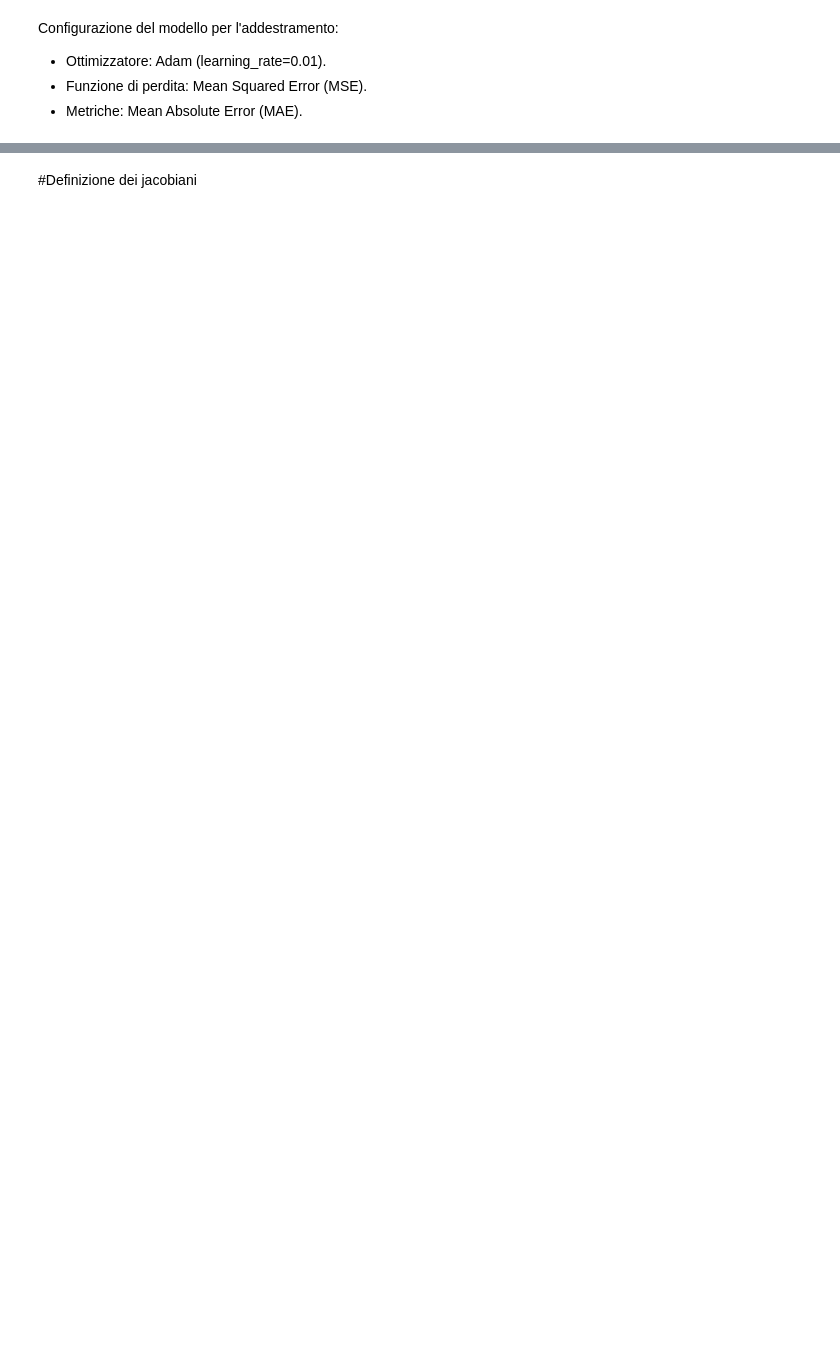
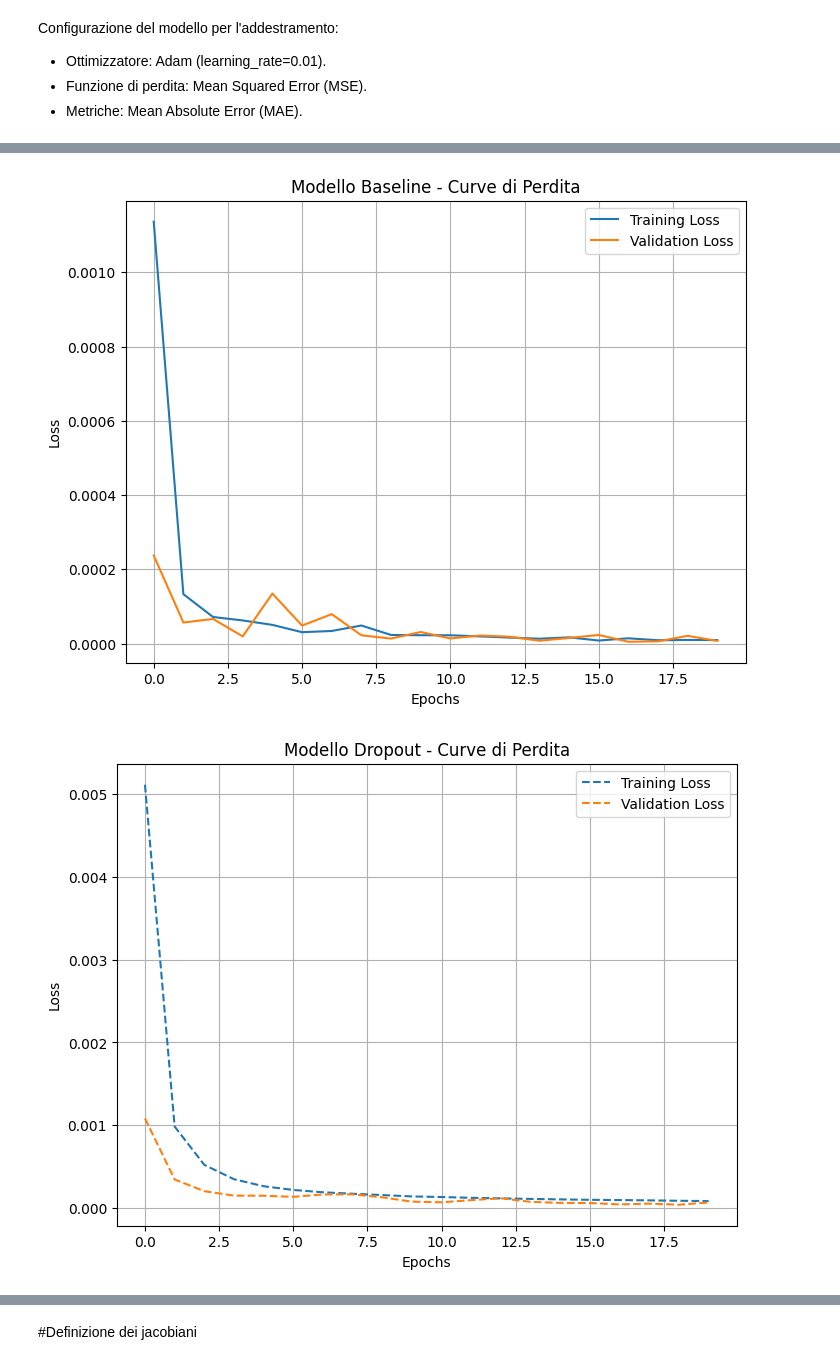
Before and after one commit to Gheras13/Homework, a Jupyter notebook: Homewrok_1.ipynb, the cells around one changed output, grey strips where cells are left out. Saved outputs shown, nothing was run; the diff lists cells and outputs as text; code cells hidden in the pictures; blank space fills up the shorter version.

```diff
--- a/Homewrok_1.ipynb
+++ b/Homewrok_1.ipynb
@@ -29,16 +29,12 @@ dataset = pd.read_csv(file_path, sep=';', header=0)
 # Rimuovi eventuali spazi dai nomi delle colonne
 dataset.columns = dataset.columns.str.strip()
 #prendo i primi 1000 samples
-df = dataset.iloc[:100000]
+df = dataset.iloc[:30000]
 # Stampa i nomi delle colonne disponibili
 print("Colonne disponibili nel dataset:", df.columns.tolist())
 
 # Estrai le feature (j0, j1) e i target (ee_x, ee_y)
 X = df[['j0', 'j1']].values  # Angoli articolari
 Y = df[['ee_x', 'ee_y']].values  # Posizioni finali (end-effector)
-
-# Verifica i dati caricati
-print("Esempio di X (features):", X[:5])  # Prime 5 righe delle feature
-print("Esempio di Y (target):", Y[:5])  # Prime 5 righe del target
 # %% [output]
 Colonne disponibili nel dataset: ['j0', 'j1', 'cos(j0)', 'cos(j1)', 'sin(j0)', 'sin(j1)', 'ee_x', 'ee_y', 'ee_qw', 'ee_qz']
@@ -55,14 +41,3 @@ Esempio di Y (target): [[ 0.21  -0.01 ]
 # %%
 # Dividi i dati in training e testing
 X_train, X_test, Y_train, Y_test = train_test_split(X, Y, test_size=0.2, random_state=42)
-"""
-# (Opzionale) Standardizza gli input per migliorare la stabilità numerica
-scaler_X = StandardScaler()
-scaler_Y = StandardScaler()
-
-X_train = scaler_X.fit_transform(X_train)
-X_test = scaler_X.transform(X_test)
-
-Y_train = scaler_Y.fit_transform(Y_train)
-Y_test = scaler_Y.transform(Y_test)
-"""
@@ -183,0 +181,39 @@ Perdita sul Test Set: 2.2152619294502074e-06, MAE sul Test Set: 0.00119759200606
+# %%
+# Visualizza i risultati finali
+print("\nConfronto Finale tra i Modelli:")
+for res in final_results:
+    print(f"Modello: {res[0]}, Loss: {res[1]:.4f}, MAE: {res[2]:.4f}")
+
+# Grafico per il Modello Base
+plt.figure(figsize=(8, 6))
+plt.plot(history_baseline.history['loss'], label='Training Loss')
+plt.plot(history_baseline.history['val_loss'], label='Validation Loss')
+plt.xlabel('Epochs')
+plt.ylabel('Loss')
+plt.title('Modello Baseline - Curve di Perdita')
+plt.legend()
+plt.grid(True)
+plt.show()
+
+# Grafico per il Modello Dropout
+plt.figure(figsize=(8, 6))
+plt.plot(history_dropout.history['loss'], label='Training Loss', linestyle='dashed')
+plt.plot(history_dropout.history['val_loss'], label='Validation Loss', linestyle='dashed')
+plt.xlabel('Epochs')
+plt.ylabel('Loss')
+plt.title('Modello Dropout - Curve di Perdita')
+plt.legend()
+plt.grid(True)
+plt.show()
+
+# Grafico per il Modello Weight Decay
+plt.figure(figsize=(8, 6))
+plt.plot(history_l2.history['loss'], label='Training Loss', linestyle='dotted')
+plt.plot(history_l2.history['val_loss'], label='Validation Loss', linestyle='dotted')
+plt.xlabel('Epochs')
+plt.ylabel('Loss')
+plt.title('Modello Weight Decay - Curve di Perdita')
+plt.legend()
+plt.grid(True)
+plt.show()
+# %% [output]
@@ -183,0 +224,2 @@ Perdita sul Test Set: 2.2152619294502074e-06, MAE sul Test Set: 0.00119759200606
+[figure, added]
+[figure, added]
```
Also changed, not shown: parts of 11 cells of this notebook.
